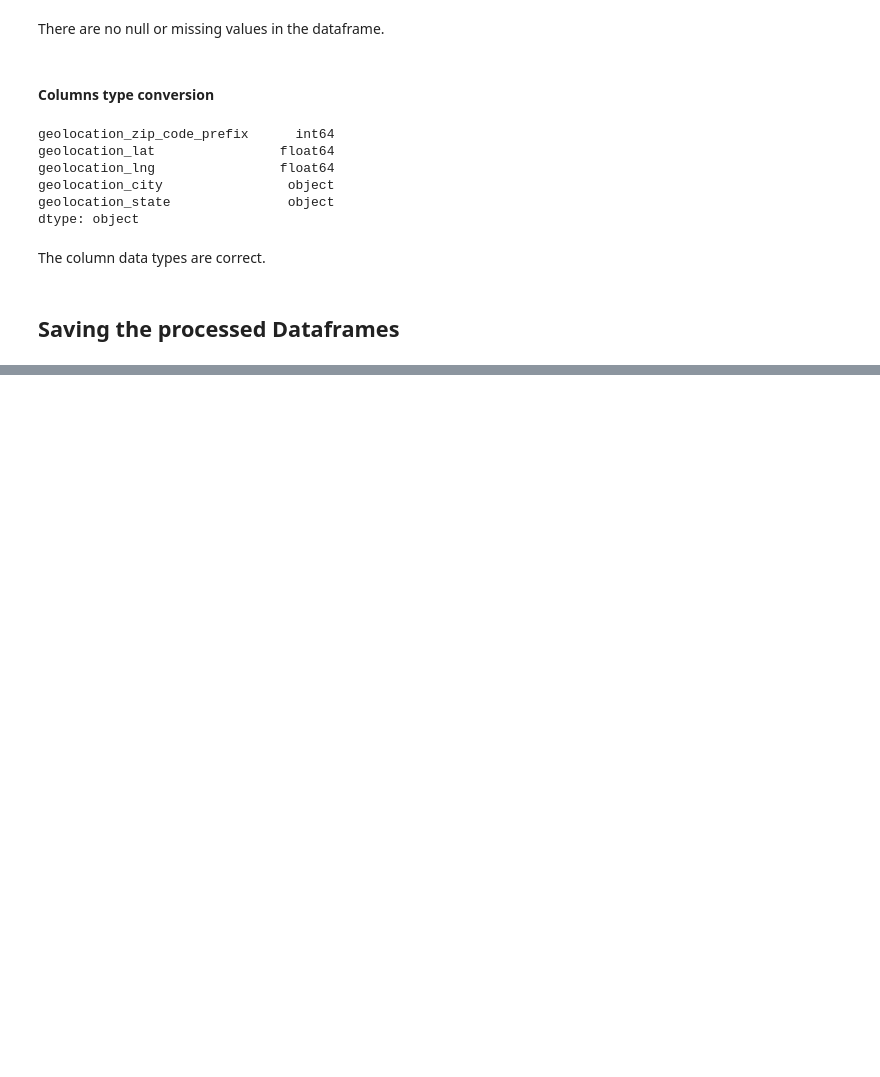
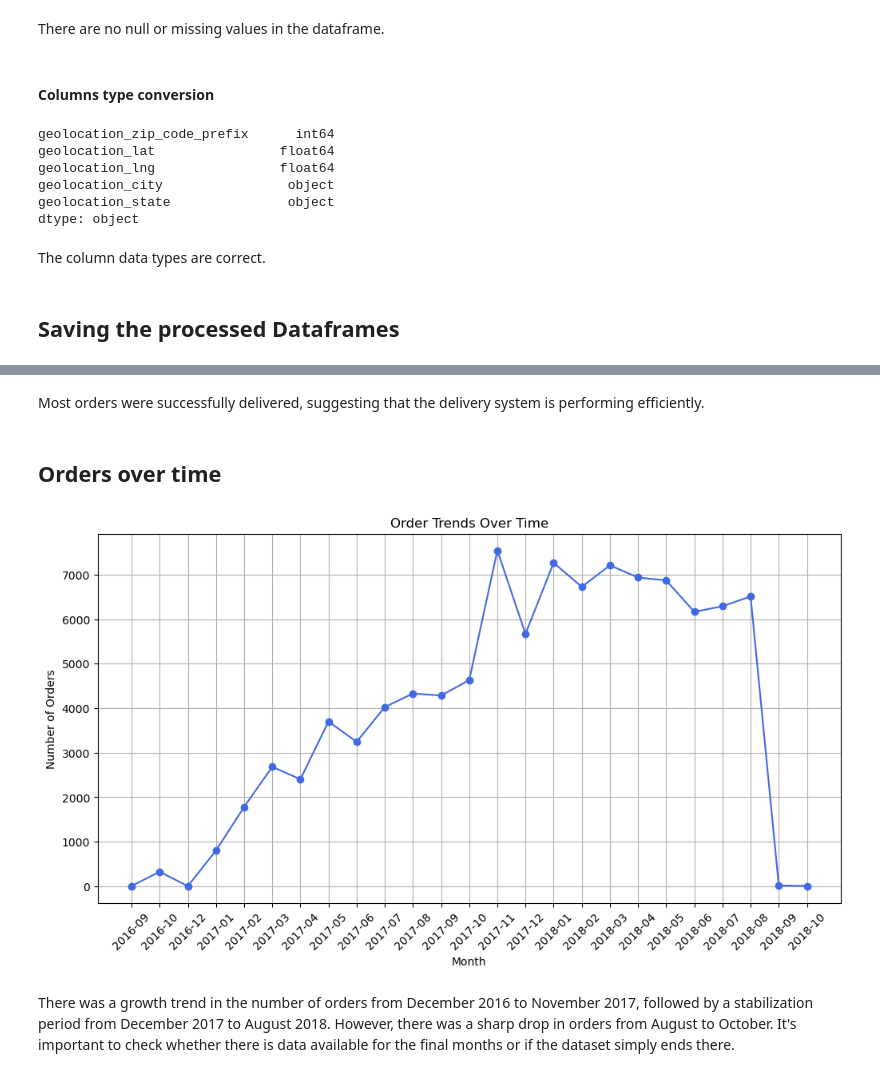
Before and after one commit to rickaof/Portfolio, a Jupyter notebook: Ecommerce_Analysis/notebooks/data_preparation.ipynb, the cells around one changed output, grey strips where cells are left out. Cells and saved outputs as stored; diff of their text form; code cells hidden in the pictures; blank space fills up the shorter version.

```diff
--- a/Ecommerce_Analysis/notebooks/data_preparation.ipynb
+++ b/Ecommerce_Analysis/notebooks/data_preparation.ipynb
@@ -496,0 +550,24 @@ Processed dataset 'sellers' saved to c:\Users\ricka\Desktop\Area de Trabalho\Pro
+# %% [markdown]
+Most orders were successfully delivered, suggesting that the delivery system is performing efficiently.
+# %% [markdown]
+## Orders over time
+# %%
+orders["order_purchase_month"] = orders["order_purchase_timestamp"].dt.to_period(
+    "M")
+monthly_orders = orders.groupby("order_purchase_month")["order_id"].count()
+plt.figure(figsize=(12, 6))
+plt.plot(monthly_orders.index.astype(
+    str), monthly_orders.values, marker='o', linestyle="-", color="royalblue")
+plt.title("Order Trends Over Time")
+plt.xlabel("Month")
+plt.ylabel("Number of Orders")
+plt.xticks(rotation=45)
+plt.grid(True)
+plt.show()
+# %% [output]
+[figure, added]
+# %% [markdown]
+There was a growth trend in the number of orders from December 2016 to November 2017,
+followed by a stabilization period from December 2017 to August 2018. However, there was
+a sharp drop in orders from August to October. It's important to check whether there is
+data available for the final months or if the dataset simply ends there.
```
Also changed, not shown: parts of 21 cells of this notebook, 5 other files.
